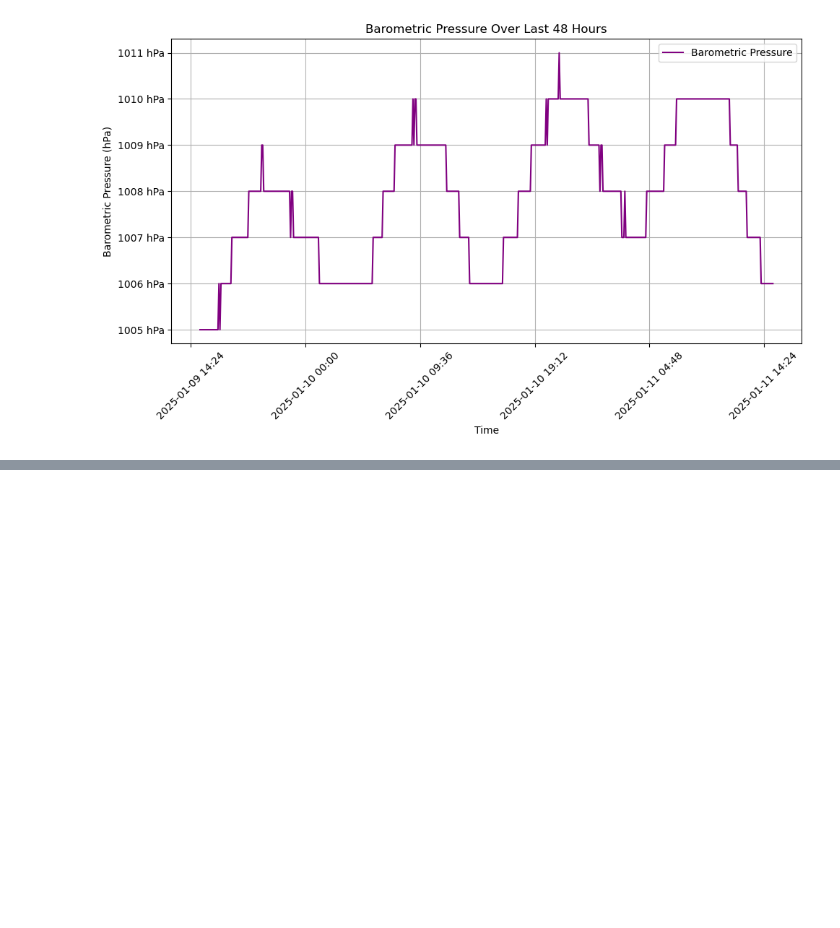
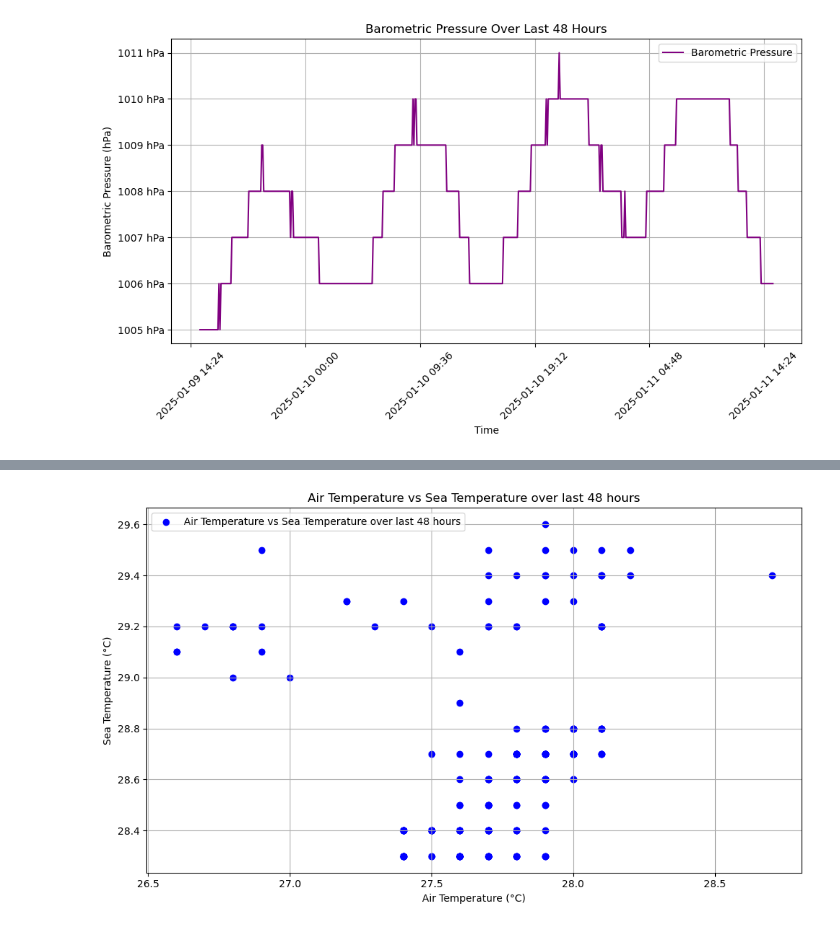
Before and after one commit to Asgar-Fataymamode/OceanX_Project1, a Jupyter notebook: Notebook.ipynb, the cells around one changed output, grey strips where cells are left out. Saved outputs shown, nothing was run; the diff lists cells and outputs as text; code cells hidden in the pictures; blank space fills up the shorter version.

```diff
--- a/Notebook.ipynb
+++ b/Notebook.ipynb
@@ -441,0 +483,33 @@ plt.show()
+# %%
+# testing the relationship between different variables - eg air temperature against sea temperature
+
+import pandas as pd
+import matplotlib.pyplot as plt
+
+sea_temp_data = pd.read_csv("Datasets_48hrs/Sea Temperature-data-2025-01-11 15_08_47.csv")
+air_temp_data = pd.read_csv("Datasets_48hrs/Air Temperature modified.csv")
+
+sea_temp_data['Time'] = pd.to_datetime(sea_temp_data['Time'])
+air_temp_data['Time'] = pd.to_datetime(air_temp_data['Time'])
+
+sea_temp_data['Temp bow_sbe45_tsg'] = sea_temp_data['Temp bow_sbe45_tsg'].astype(str)
+air_temp_data['MwxStbdAirTemp stbd_mast_vaisala'] = air_temp_data['MwxStbdAirTemp stbd_mast_vaisala'].astype(str)
+
+sea_temp_data['SeaTemperature'] = sea_temp_data['Temp bow_sbe45_tsg'].str.extract(r'(\d+\.\d+)').astype(float)
+air_temp_data['AirTemperature'] = air_temp_data['MwxStbdAirTemp stbd_mast_vaisala'].str.extract(r'(\d+\.\d+)').astype(float)
+
+merged_data = pd.merge(sea_temp_data[['Time', 'SeaTemperature']], air_temp_data[['Time', 'AirTemperature']], on='Time')
+
+plt.figure(figsize=(10, 6))
+plt.scatter(merged_data['AirTemperature'], merged_data['SeaTemperature'], color='blue', label='Air Temperature vs Sea Temperature over last 48 hours')
+
+plt.xlabel('Air Temperature (°C)')
+plt.ylabel('Sea Temperature (°C)')
+plt.title('Air Temperature vs Sea Temperature over last 48 hours')
+plt.legend()
+plt.grid(True)
+plt.tight_layout()
+
+plt.show()
+# %% [output]
+[figure, added]
```
Also changed, not shown: parts of 9 cells of this notebook.
